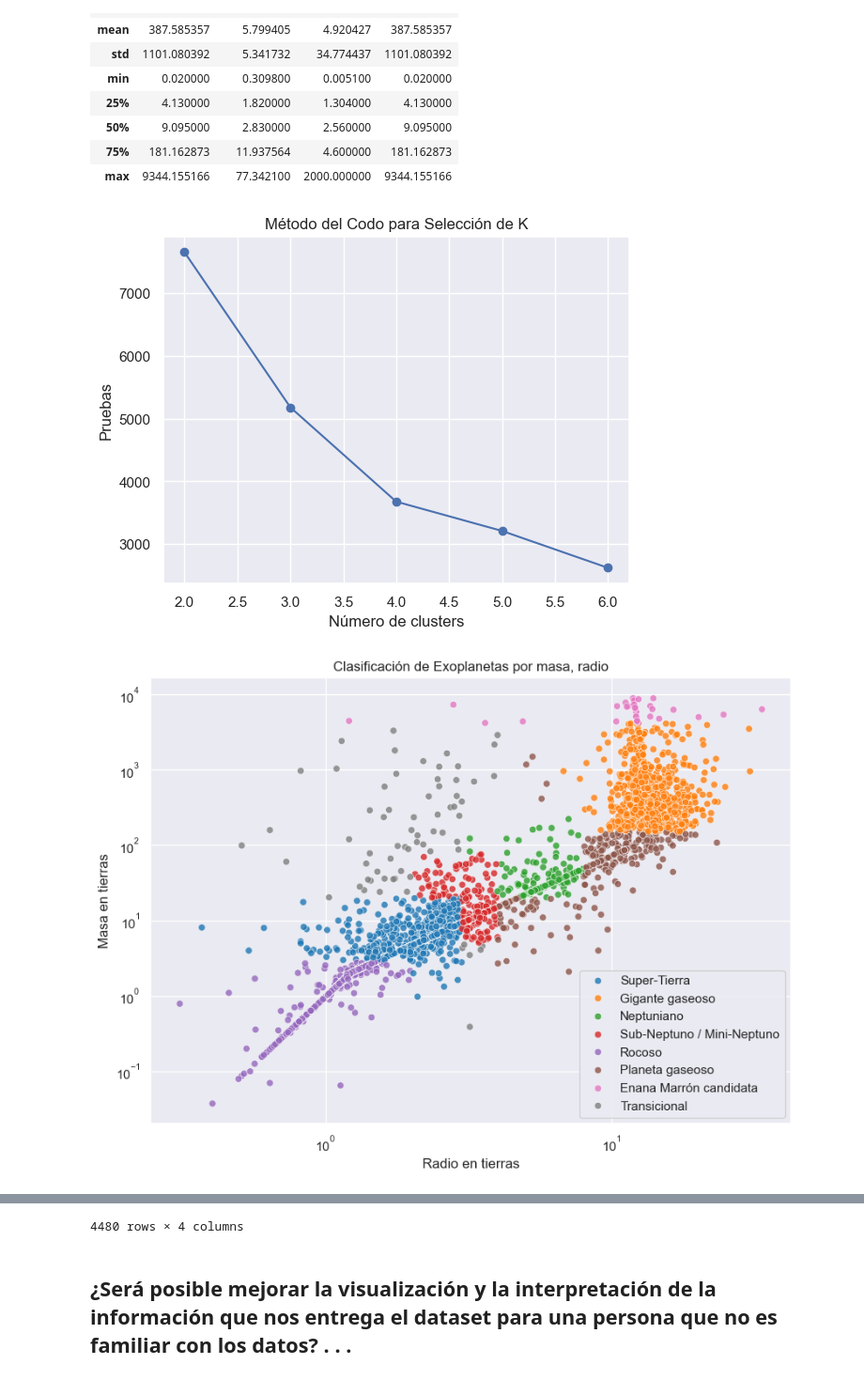
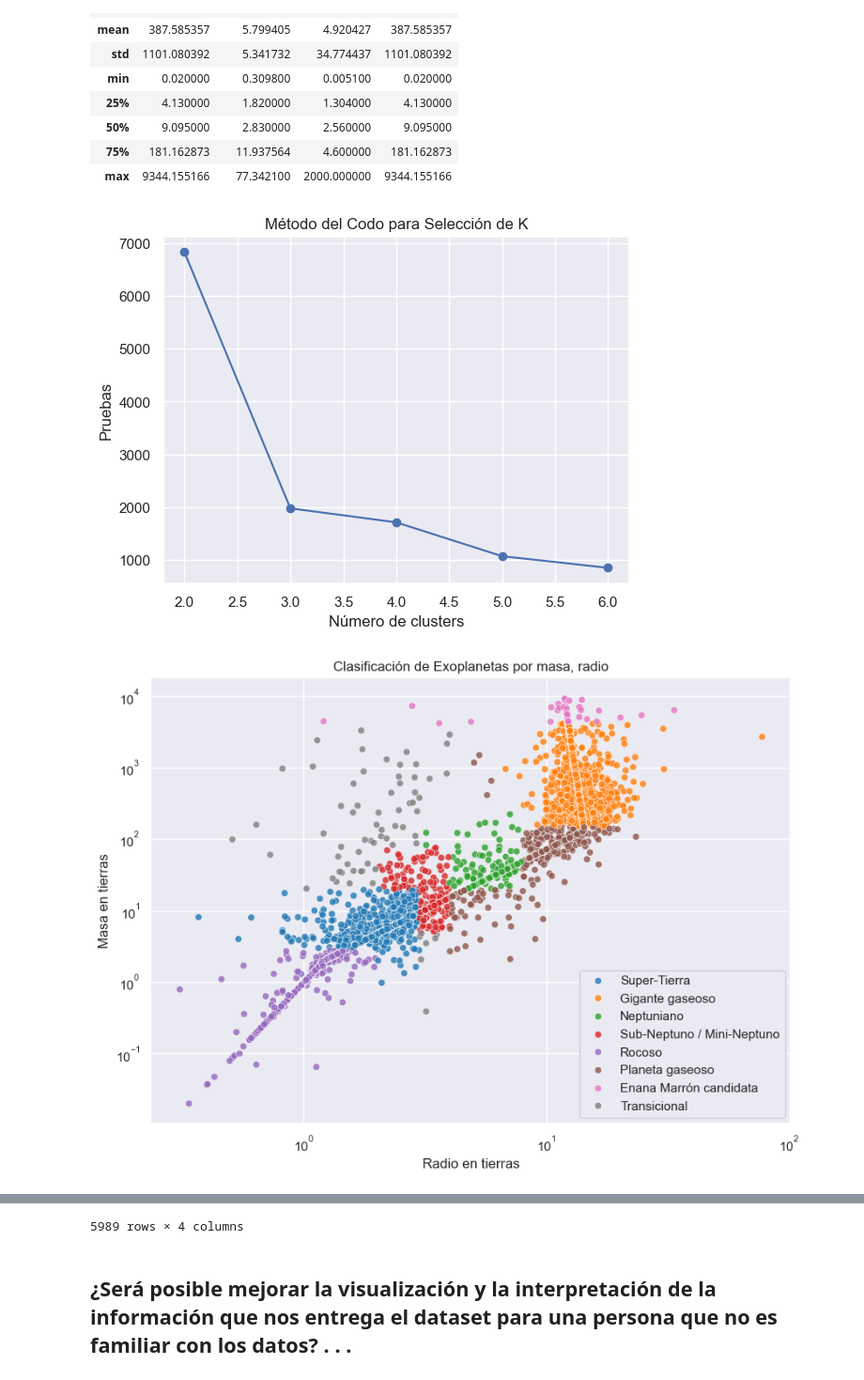
Before and after one commit to raylovesmusic/IMT2200-Proyecto-Grupal-A.R.D.E, a Jupyter notebook: notebooks/entrega_inicial.ipynb, the cells around one changed output, grey strips where cells are left out. Shown at 94% size. Saved outputs shown, nothing was run; the diff lists cells and outputs as text; code cells hidden in the pictures.

```diff
--- a/notebooks/entrega_inicial.ipynb
+++ b/notebooks/entrega_inicial.ipynb
@@ -707,10 +707,7 @@ df2 = df_exoplanets.copy()
 
 
 # Selección de variables relevantes para clusterización
-vars_cluster = [
-    "pl_bmasse",   # masa del planeta en masas terrestres
-    "pl_rade",     # radio del planeta en radios terrestres
-    "pl_eqt"]     # temperatura de equilibrio
+vars_cluster = ["pl_bmasse", "pl_rade"]
 
 # Eliminamos filas con valores faltantes en estas variables
 df2 = df2.dropna(subset=vars_cluster)
@@ -737,9 +734,9 @@ plt.xlabel("Número de clusters")
 plt.ylabel("Pruebas")
 plt.show()
 # %% [output]
-[figure, old version]
+[figure, new version]
 # %%
-k = 4
+k = 3
 
 kmeans = KMeans(n_clusters=k, random_state=42)
 df2["cluster"] = kmeans.fit_predict(X_scaled)
@@ -778,32 +775,32 @@ def clasificar_exoplaneta(masa, radio):
 
 
 
 df2["Tipo_exoplaneta"] = df2.apply(
     lambda row: clasificar_exoplaneta(
         row["pl_bmasse"],
         row["pl_rade"],
     ),
     axis=1
 )
 
 plt.figure(figsize=(10, 7))
 sns.scatterplot(
     data=df2,
     x="pl_rade",
     y="pl_bmasse",
     hue="Tipo_exoplaneta",
     palette="tab10",
     alpha=0.8
 )
 plt.xscale("log")
 plt.yscale("log")
 plt.xlabel("Radio en tierras")
 plt.ylabel("Masa en tierras")
 plt.title("Clasificación de Exoplanetas por masa, radio")
 plt.legend()
 plt.show()
 
 df2[["pl_name", "pl_bmasse", "pl_rade", "Tipo_exoplaneta"]]
 # %% [output]
-[figure, old version]
+[figure, new version]
 |  | pl_name | pl_bmasse | pl_rade | Tipo_exoplaneta |
@@ -821,4 +818,4 @@ df2[["pl_name", "pl_bmasse", "pl_rade", "Tipo_exoplaneta"]]
-4480 rows × 4 columns
+5989 rows × 4 columns
 # %% [markdown]
 ## ¿Será posible mejorar la visualización y la interpretación de la información que nos entrega el dataset para una persona que no es familiar con los datos? . . .
 # %% [markdown]
```
Also changed, not shown: parts of 1 cell of this notebook.
